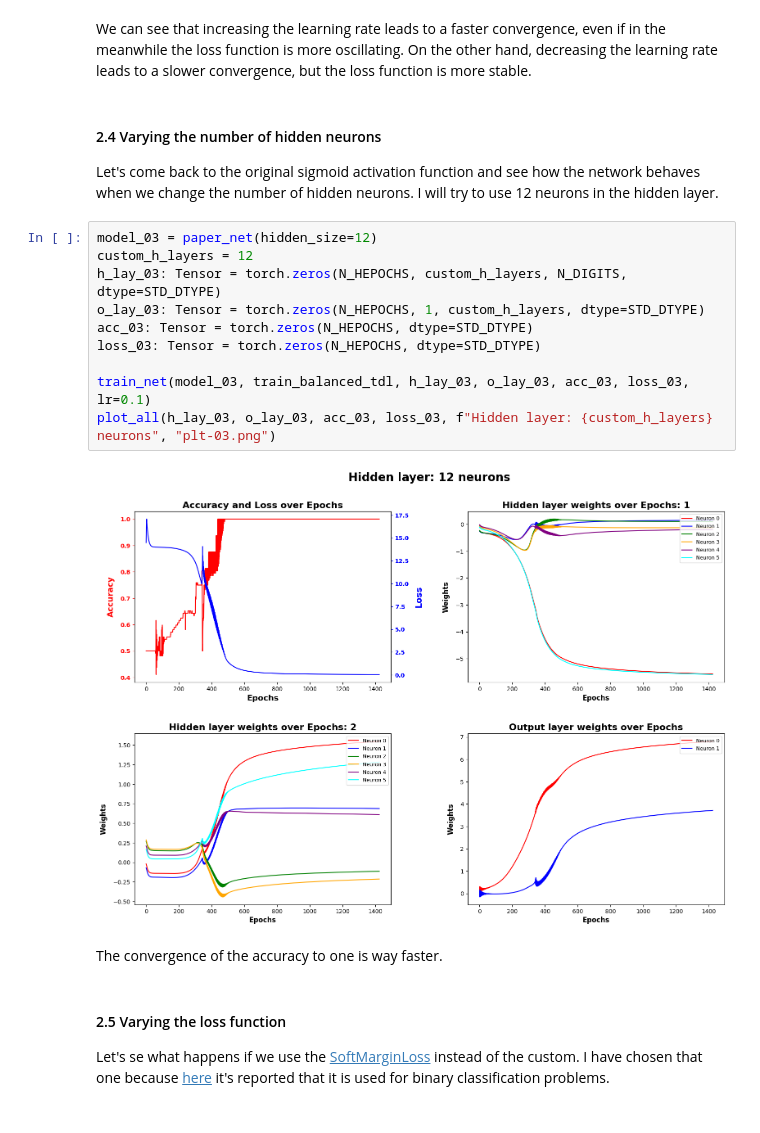
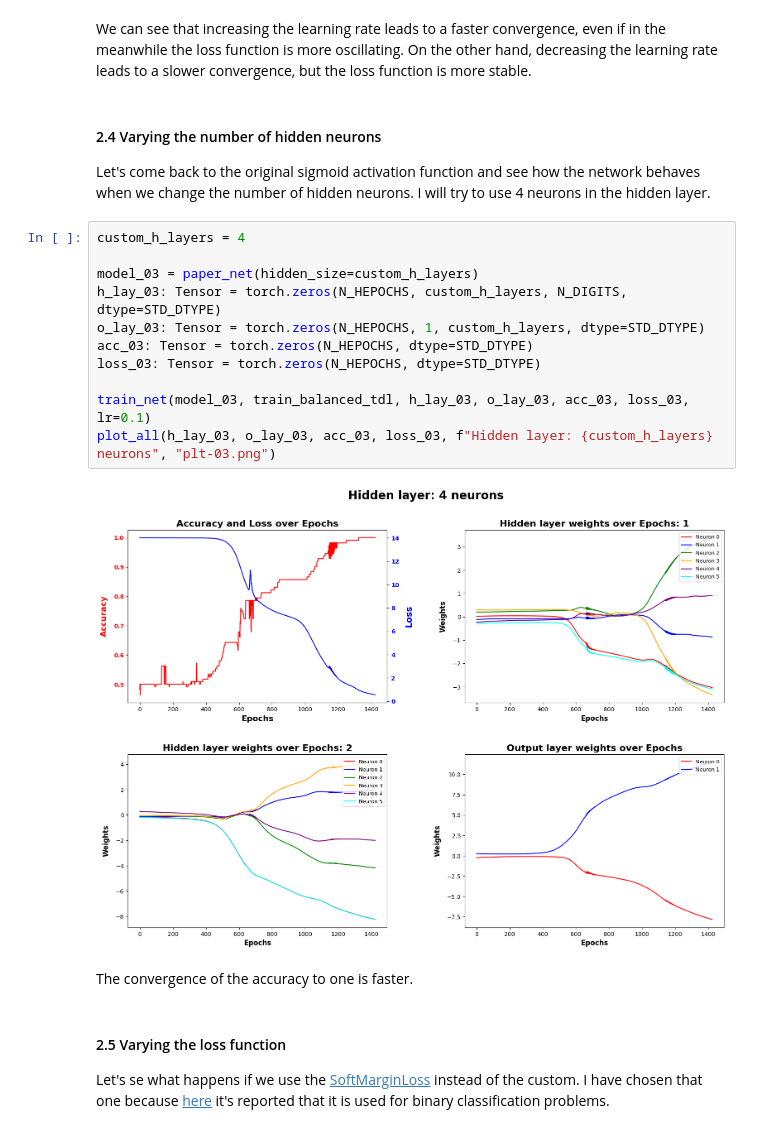
Before and after one commit to IsacPasianotto/dlhw, a Jupyter notebook: Assignment-00/Solution.ipynb, the cells around one changed output. Drawn from its saved outputs; the diff is of its cells as text.

Commit message:
changed number of neurons in hidden layer

```diff
--- a/Assignment-00/Solution.ipynb
+++ b/Assignment-00/Solution.ipynb
@@ -391,21 +391,22 @@ We can see that increasing the learning rate leads to a faster convergence, even
 # %% [markdown]
 #### 2.4 Varying the number of hidden neurons
 
-Let's come back to the original sigmoid activation function and see how the network behaves when we change the number of hidden neurons. I will try to use 12 neurons in the hidden layer.
+Let's come back to the original sigmoid activation function and see how the network behaves when we change the number of hidden neurons. I will try to use 4 neurons in the hidden layer.
 # %%
-model_03 = paper_net(hidden_size=12)
-custom_h_layers = 12
+custom_h_layers = 4
+
+model_03 = paper_net(hidden_size=custom_h_layers)
 h_lay_03: Tensor = torch.zeros(N_HEPOCHS, custom_h_layers, N_DIGITS, dtype=STD_DTYPE)
 o_lay_03: Tensor = torch.zeros(N_HEPOCHS, 1, custom_h_layers, dtype=STD_DTYPE)
 acc_03: Tensor = torch.zeros(N_HEPOCHS, dtype=STD_DTYPE)
 loss_03: Tensor = torch.zeros(N_HEPOCHS, dtype=STD_DTYPE)
 
 train_net(model_03, train_balanced_tdl, h_lay_03, o_lay_03, acc_03, loss_03, lr=0.1)
 plot_all(h_lay_03, o_lay_03, acc_03, loss_03, f"Hidden layer: {custom_h_layers} neurons", "plt-03.png")
 # %% [output]
-[figure, old version]
+[figure, new version]
 # %% [markdown]
-The convergence of the accuracy to one is way faster.
+The convergence of the accuracy to one is faster.
 # %% [markdown]
 #### 2.5 Varying the loss function
 
```
Also changed, not shown: parts of 8 cells of this notebook, 9 other files.
